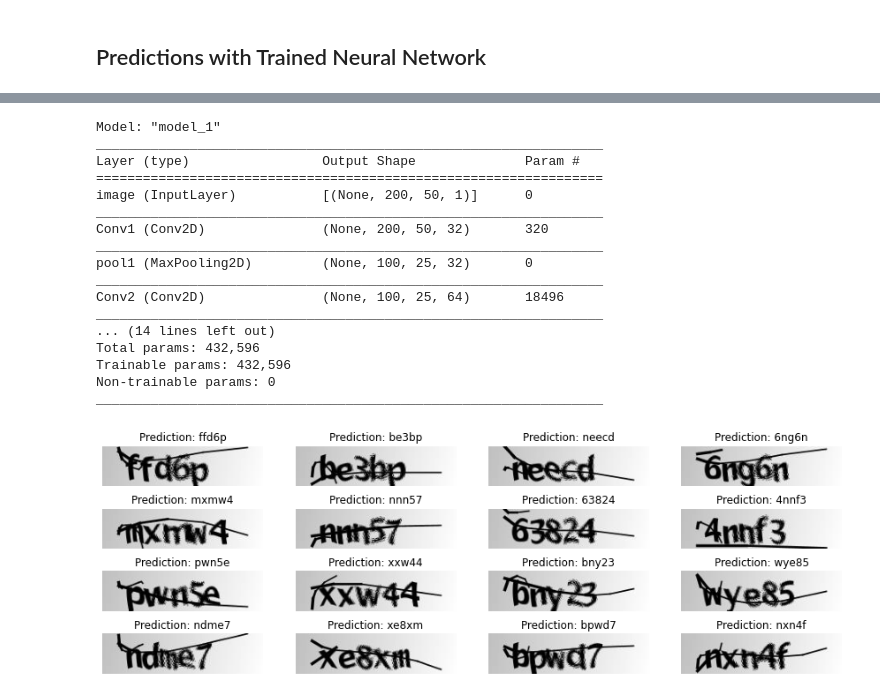
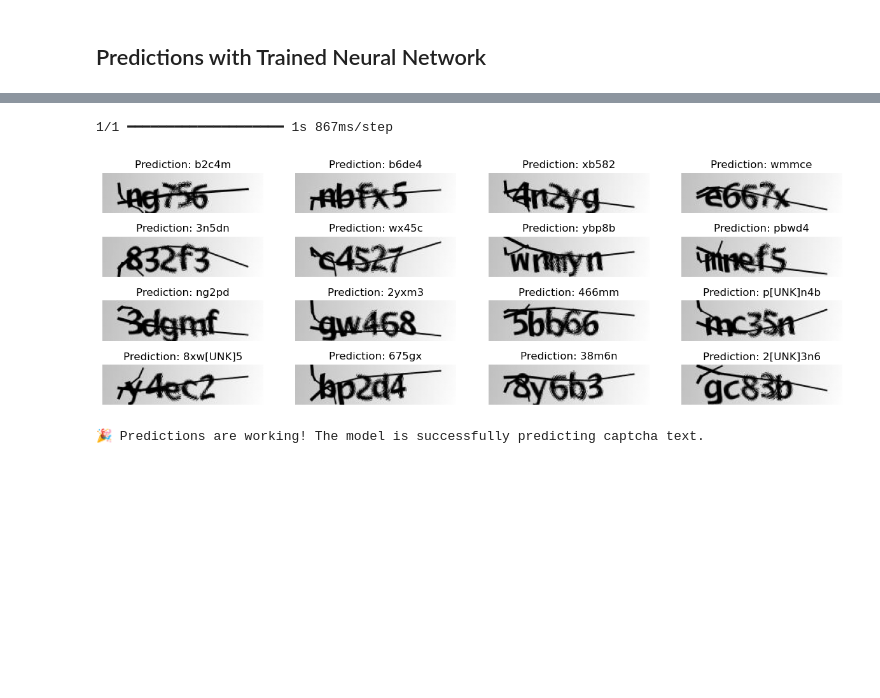
Before and after one commit to Kiteretzu/Ledger, a Jupyter notebook: playground/captcha_model/OCRcaptchas.ipynb, the cells around one changed output, grey strips where cells are left out. Saved outputs shown, nothing was run; the diff lists cells and outputs as text; code cells hidden in the pictures; blank space fills up the shorter version.

Commit message:
saved model

```diff
--- a/playground/captcha_model/OCRcaptchas.ipynb
+++ b/playground/captcha_model/OCRcaptchas.ipynb
@@ -286,10 +452,4 @@ history = model.fit(
 # %%
-# Get the prediction model by extracting layers till the output layer
-prediction_model = keras.models.Model(
-    model.get_layer(name="image").input, model.get_layer(name="dense2").output
-)
-prediction_model.summary()
-
 # A utility function to decode the output of the network
 def decode_batch_predictions(pred):
     input_len = np.ones(pred.shape[0]) * pred.shape[1]
@@ -301,48 +461,35 @@ def decode_batch_predictions(pred):
     output_text = []
     for res in results:
         res = tf.strings.reduce_join(num_to_char(res)).numpy().decode("utf-8")
         output_text.append(res)
     return output_text
 
 
 #  Let's check results on some validation samples
 for batch in validation_dataset.take(1):
     batch_images = batch["image"]
     batch_labels = batch["label"]
 
     preds = prediction_model.predict(batch_images)
     pred_texts = decode_batch_predictions(preds)
 
     orig_texts = []
     for label in batch_labels:
         label = tf.strings.reduce_join(num_to_char(label)).numpy().decode("utf-8")
         orig_texts.append(label)
 
     _, ax = plt.subplots(4, 4, figsize=(15, 5))
     for i in range(len(pred_texts)):
         img = (batch_images[i, :, :, 0] * 255).numpy().astype(np.uint8)
         img = img.T
         title = f"Prediction: {pred_texts[i]}"
         ax[i // 4, i % 4].imshow(img, cmap="gray")
         ax[i // 4, i % 4].set_title(title)
         ax[i // 4, i % 4].axis("off")
 plt.show()
+
+print("🎉 Predictions are working! The model is successfully predicting captcha text.")
 # %% [output]
-Model: "model_1"
-_________________________________________________________________
-Layer (type)                 Output Shape              Param #
-=================================================================
-image (InputLayer)           [(None, 200, 50, 1)]      0
-_________________________________________________________________
-Conv1 (Conv2D)               (None, 200, 50, 32)       320
-_________________________________________________________________
-pool1 (MaxPooling2D)         (None, 100, 25, 32)       0
-_________________________________________________________________
-Conv2 (Conv2D)               (None, 100, 25, 64)       18496
-_________________________________________________________________
-... (14 lines left out)
-Total params: 432,596
-Trainable params: 432,596
-Non-trainable params: 0
-_________________________________________________________________
+1/1 ━━━━━━━━━━━━━━━━━━━━ 1s 867ms/step
-[figure, old version]
+[figure, new version]
+🎉 Predictions are working! The model is successfully predicting captcha text.
```
Also changed, not shown: parts of 5 cells of this notebook, 4 other files.
